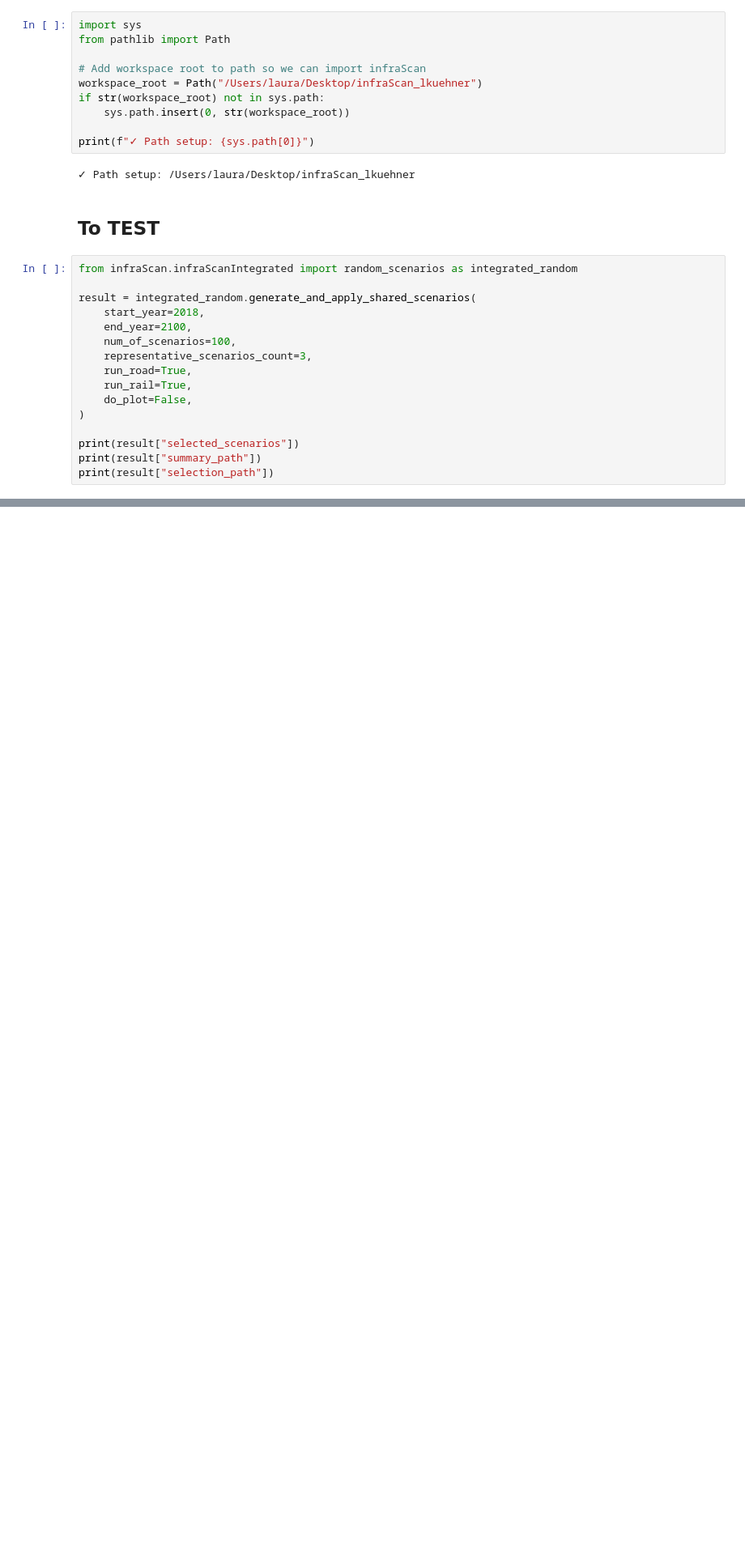
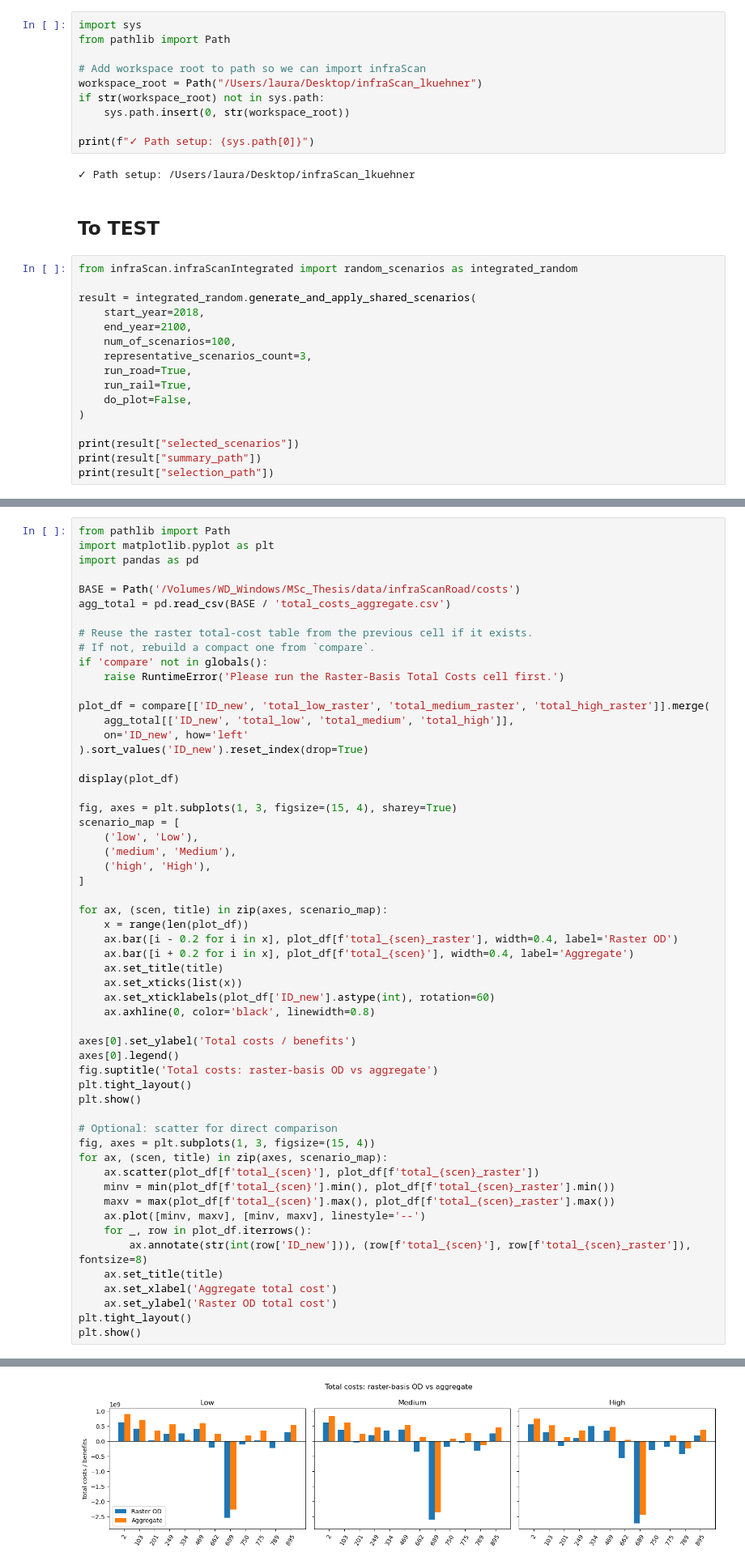
Before and after one commit to lkuehner/infraScan, a Jupyter notebook: infraScanIntegrated/0_test.ipynb, the cells around one changed output, grey strips where cells are left out. Shown at 81% size. Drawn from its saved outputs; the diff is of its cells as text; blank space fills up the shorter version.

```diff
--- a/infraScanIntegrated/0_test.ipynb
+++ b/infraScanIntegrated/0_test.ipynb
@@ -702,0 +1333,57 @@ overlap sample with string True logic: [0, 1, 2, 3, 4, 5, 6, 7, 8, 9, 10, 23, 24
+# %%
+from pathlib import Path
+import matplotlib.pyplot as plt
+import pandas as pd
+
+BASE = Path('/Volumes/WD_Windows/MSc_Thesis/data/infraScanRoad/costs')
+agg_total = pd.read_csv(BASE / 'total_costs_aggregate.csv')
+
+# Reuse the raster total-cost table from the previous cell if it exists.
+# If not, rebuild a compact one from `compare`.
+if 'compare' not in globals():
+    raise RuntimeError('Please run the Raster-Basis Total Costs cell first.')
+
+plot_df = compare[['ID_new', 'total_low_raster', 'total_medium_raster', 'total_high_raster']].merge(
+    agg_total[['ID_new', 'total_low', 'total_medium', 'total_high']],
+    on='ID_new', how='left'
+).sort_values('ID_new').reset_index(drop=True)
+
+display(plot_df)
+
+fig, axes = plt.subplots(1, 3, figsize=(15, 4), sharey=True)
+scenario_map = [
+    ('low', 'Low'),
+    ('medium', 'Medium'),
+    ('high', 'High'),
+]
+
+for ax, (scen, title) in zip(axes, scenario_map):
+    x = range(len(plot_df))
+    ax.bar([i - 0.2 for i in x], plot_df[f'total_{scen}_raster'], width=0.4, label='Raster OD')
+    ax.bar([i + 0.2 for i in x], plot_df[f'total_{scen}'], width=0.4, label='Aggregate')
+    ax.set_title(title)
+    ax.set_xticks(list(x))
+    ax.set_xticklabels(plot_df['ID_new'].astype(int), rotation=60)
+    ax.axhline(0, color='black', linewidth=0.8)
+
+axes[0].set_ylabel('Total costs / benefits')
+axes[0].legend()
+fig.suptitle('Total costs: raster-basis OD vs aggregate')
+plt.tight_layout()
+plt.show()
+
+# Optional: scatter for direct comparison
+fig, axes = plt.subplots(1, 3, figsize=(15, 4))
+for ax, (scen, title) in zip(axes, scenario_map):
+    ax.scatter(plot_df[f'total_{scen}'], plot_df[f'total_{scen}_raster'])
+    minv = min(plot_df[f'total_{scen}'].min(), plot_df[f'total_{scen}_raster'].min())
+    maxv = max(plot_df[f'total_{scen}'].max(), plot_df[f'total_{scen}_raster'].max())
+    ax.plot([minv, maxv], [minv, maxv], linestyle='--')
+    for _, row in plot_df.iterrows():
+        ax.annotate(str(int(row['ID_new'])), (row[f'total_{scen}'], row[f'total_{scen}_raster']), fontsize=8)
+    ax.set_title(title)
+    ax.set_xlabel('Aggregate total cost')
+    ax.set_ylabel('Raster OD total cost')
+plt.tight_layout()
+plt.show()
+# %% [output]
@@ -702,0 +1403 @@ overlap sample with string True logic: [0, 1, 2, 3, 4, 5, 6, 7, 8, 9, 10, 23, 24
+[figure, added]
```
Also changed, not shown: parts of 17 cells of this notebook, 6 other files.
